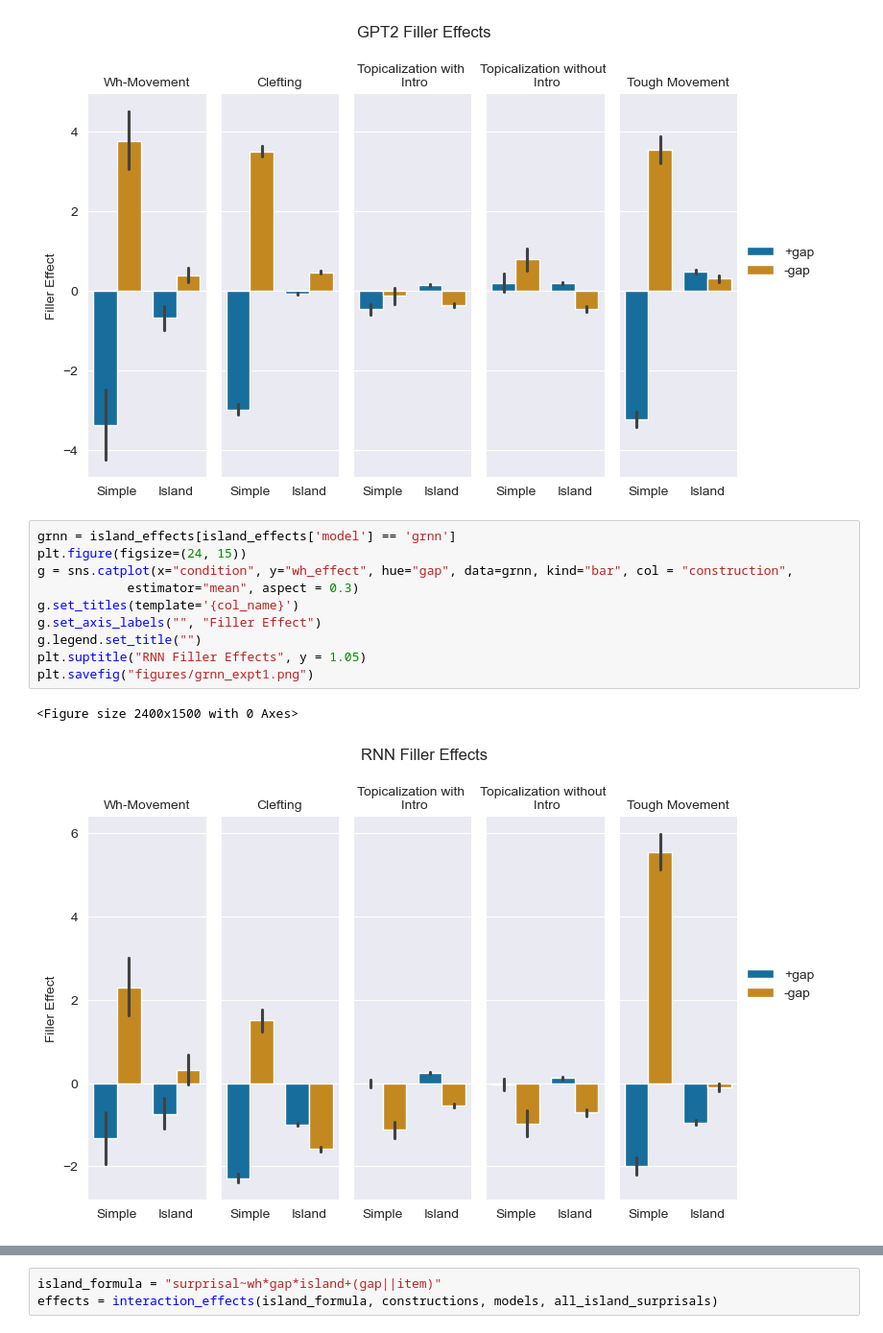
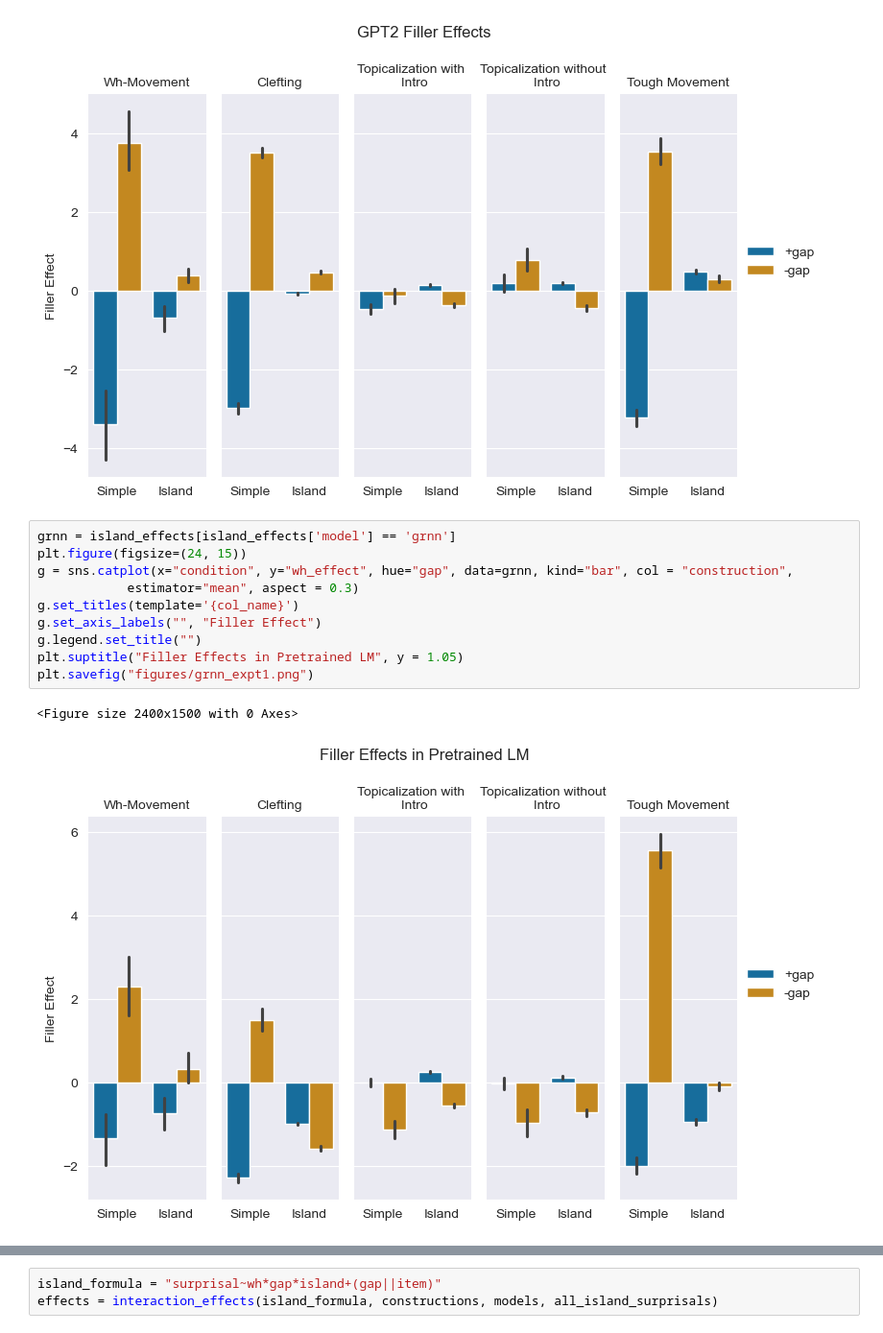
Before and after one commit to umd-psycholing/lm-syntactic-generalization, a Jupyter notebook: simple_cfg_analysis.ipynb, the cells around one changed output, grey strips where cells are left out. Shown at 96% size. Drawn from its saved outputs; the diff is of its cells as text.

Commit message:
plotting pretrained vs augmented LMs

```diff
--- a/simple_cfg_analysis.ipynb
+++ b/simple_cfg_analysis.ipynb
@@ -72,13 +64,13 @@ Text(0.5, 1.05, 'GPT2 Filler Effects')
 # %%
 grnn = island_effects[island_effects['model'] == 'grnn']
 plt.figure(figsize=(24, 15))
 g = sns.catplot(x="condition", y="wh_effect", hue="gap", data=grnn, kind="bar", col = "construction",
             estimator="mean", aspect = 0.3)
 g.set_titles(template='{col_name}')
 g.set_axis_labels("", "Filler Effect")
 g.legend.set_title("")
-plt.suptitle("RNN Filler Effects", y = 1.05)
+plt.suptitle("Filler Effects in Pretrained LM", y = 1.05)
 plt.savefig("figures/grnn_expt1.png")
 # %% [output]
 <Figure size 2400x1500 with 0 Axes>
-[figure, old version]
+[figure, new version]
```
Also changed, not shown: parts of 2 cells of this notebook, 12 other files.
